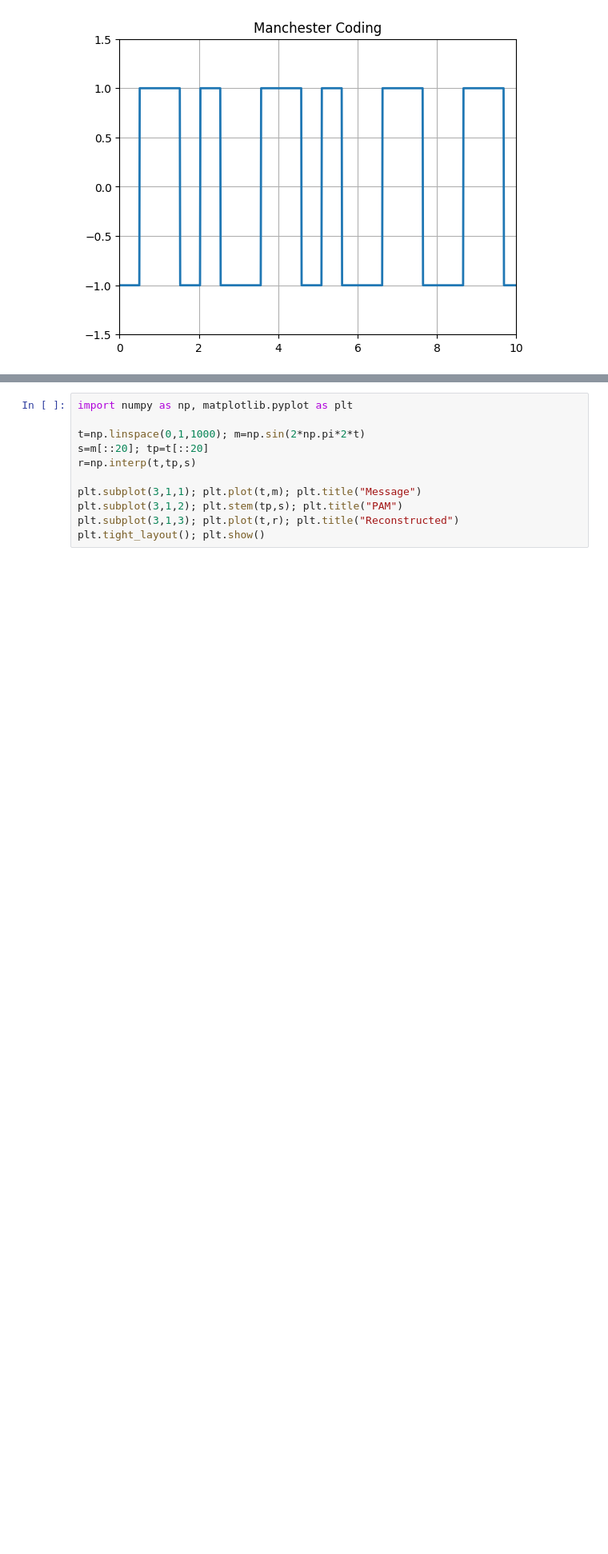
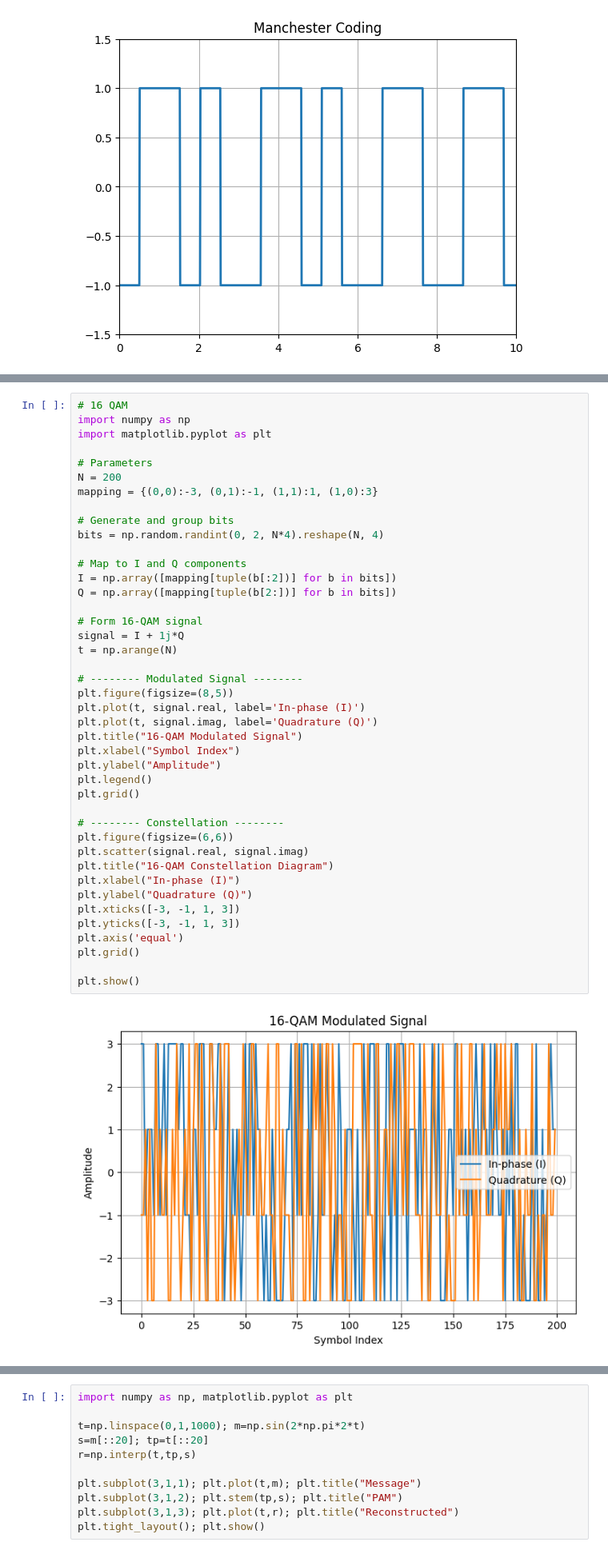
Before and after one commit to Albinzer/Digital-Lab, a Jupyter notebook: Lab/lab.ipynb, the cells around one changed output, grey strips where cells are left out. Shown at 80% size. Saved outputs shown, nothing was run; the diff lists cells and outputs as text; blank space fills up the shorter version.

```diff
--- a/Lab/lab.ipynb
+++ b/Lab/lab.ipynb
@@ -214,3 +220,47 @@ plt.title("16-QAM Constellation")
 plt.show()
 # %% [output]
 [figure]
+# %%
+# 16 QAM
+import numpy as np
+import matplotlib.pyplot as plt
+
+# Parameters
+N = 200
+mapping = {(0,0):-3, (0,1):-1, (1,1):1, (1,0):3}
+
+# Generate and group bits
+bits = np.random.randint(0, 2, N*4).reshape(N, 4)
+
+# Map to I and Q components
+I = np.array([mapping[tuple(b[:2])] for b in bits])
+Q = np.array([mapping[tuple(b[2:])] for b in bits])
+
+# Form 16-QAM signal
+signal = I + 1j*Q
+t = np.arange(N)
+
+# -------- Modulated Signal --------
+plt.figure(figsize=(8,5))
+plt.plot(t, signal.real, label='In-phase (I)')
+plt.plot(t, signal.imag, label='Quadrature (Q)')
+plt.title("16-QAM Modulated Signal")
+plt.xlabel("Symbol Index")
+plt.ylabel("Amplitude")
+plt.legend()
+plt.grid()
+
+# -------- Constellation --------
+plt.figure(figsize=(6,6))
+plt.scatter(signal.real, signal.imag)
+plt.title("16-QAM Constellation Diagram")
+plt.xlabel("In-phase (I)")
+plt.ylabel("Quadrature (Q)")
+plt.xticks([-3, -1, 1, 3])
+plt.yticks([-3, -1, 1, 3])
+plt.axis('equal')
+plt.grid()
+
+plt.show()
+# %% [output]
+[figure, added]
```
Also changed, not shown: parts of 5 cells of this notebook, 1 other file.
